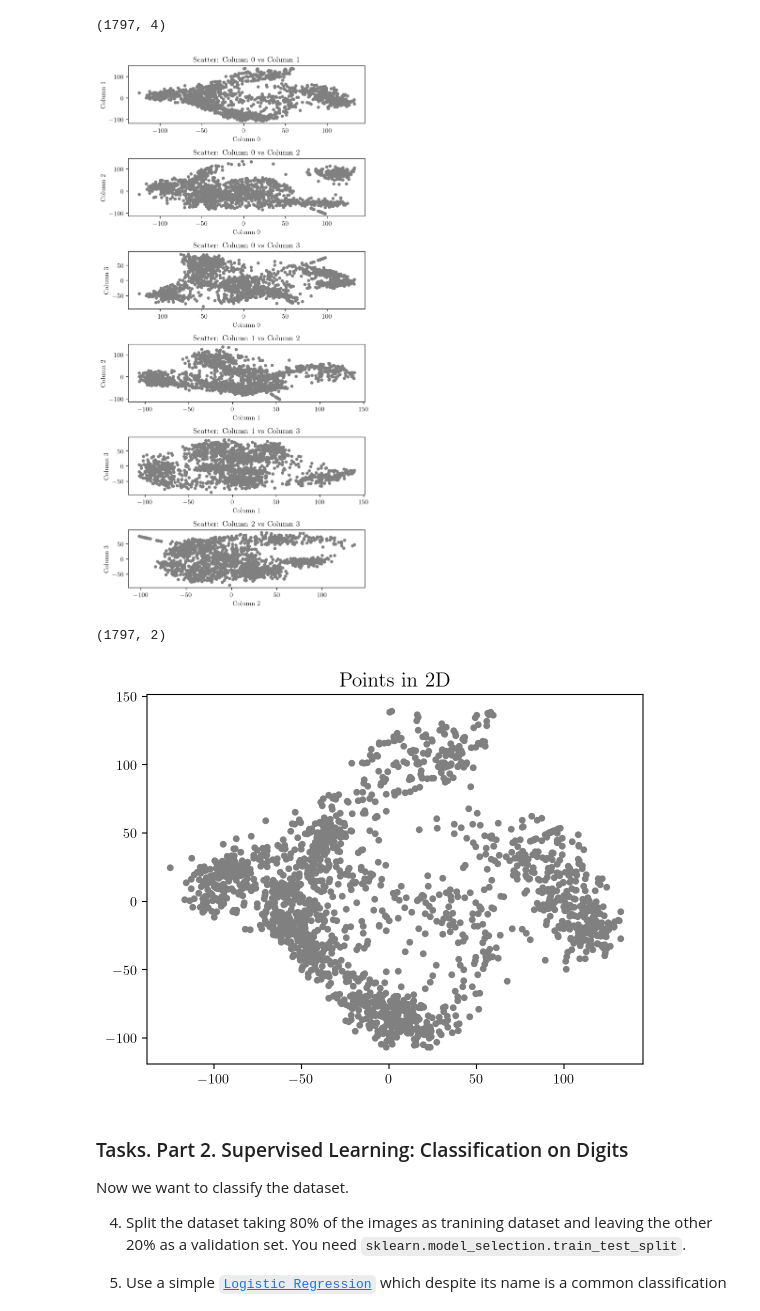
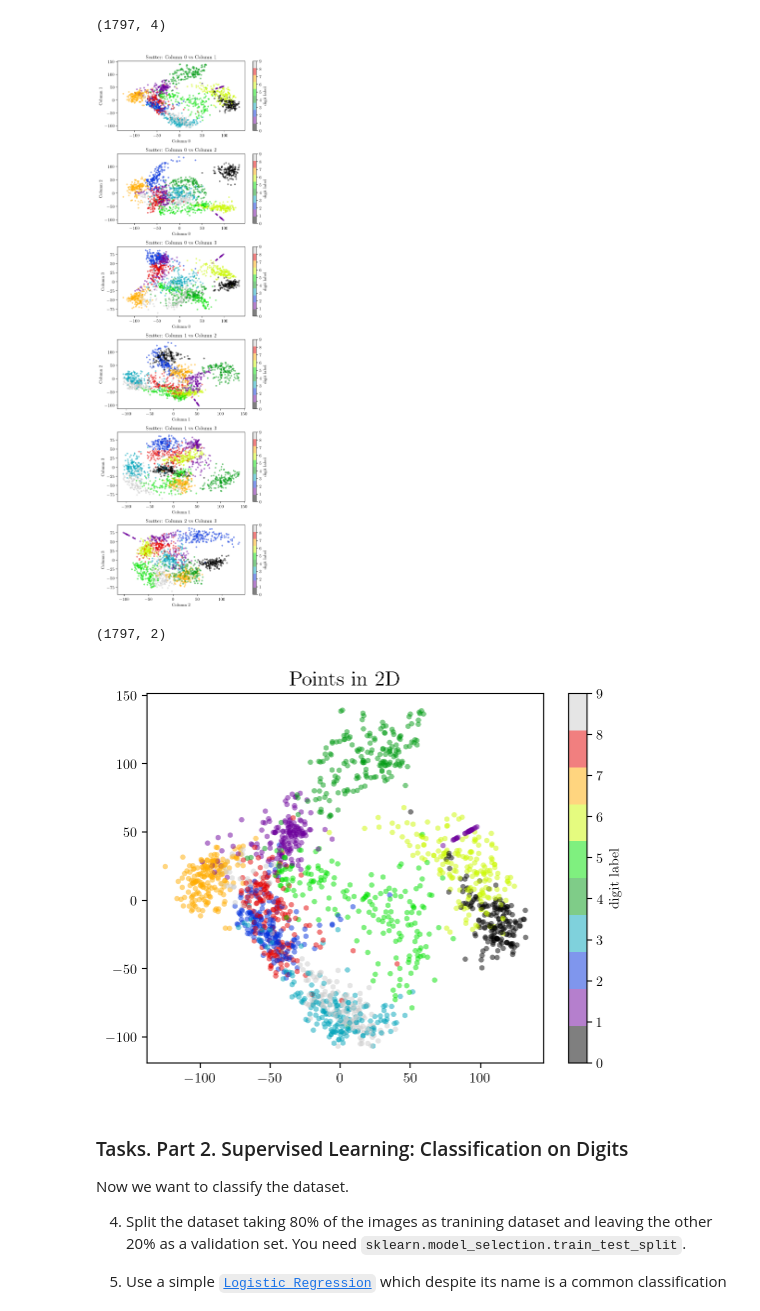
Before and after one commit to ludovicarbone/astrostatistics_bicocca_2024, a Jupyter notebook: working/L13_es.ipynb, the cells around one changed output. Saved outputs shown, nothing was run; the diff lists cells and outputs as text; code cells hidden in the pictures.

```diff
--- a/working/L13_es.ipynb
+++ b/working/L13_es.ipynb
@@ -80,25 +80,39 @@ print(dig_transformed.shape)
 # %% [output]
 (1797, 4)
 # %%
+def discrete_cmap(N, base_cmap=None):
+    """Create an N-bin discrete colormap from the specified input map"""
+    base = plt.colormaps[base_cmap]
+    color_list = base(np.linspace(0, 1, N))
+    cmap_name = base.name + str(N)
+    return base.from_list(cmap_name, color_list, N)
+
 num_cols = dig_transformed.shape[1]  # Numero di colonne in dig_transformed
 
 # Creare tutte le combinazioni possibili tra le colonne
 combinations = list(itertools.combinations(range(num_cols), 2))
 
 # Creare i subplot basati sul numero di combinazioni
-fig, axes = plt.subplots(len(combinations), figsize=(6, len(combinations) * 2))
+fig, axes = plt.subplots(len(combinations), figsize=(6, 3 * len(combinations) ))
 
 # Scatter plot per ogni combinazione
 for i, (x, y) in enumerate(combinations):
-    axes[i].scatter(dig_transformed[:, x], dig_transformed[:, y], color='gray', s=15)
+    sc = axes[i].scatter(dig_transformed[:, x], dig_transformed[:, y], s=15, c=digits.target, edgecolor='none', alpha=0.5, cmap=discrete_cmap(10, 'nipy_spectral'))
     axes[i].set_xlabel(f'Column {x}')
     axes[i].set_ylabel(f'Column {y}')
     axes[i].set_title(f'Scatter: Column {x} vs Column {y}')
 
+    # Aggiungere una barra dei colori per ogni subplot
+    cbar = fig.colorbar(sc, ax=axes[i])
+    cbar.set_label('digit label')
+    cbar.set_ticks(range(10))
+
+
+#plt.colorbar(label='digit label', ticks=range(10))
 plt.tight_layout()
 plt.show()
 # %% [output]
-[figure, old version]
+[figure, new version]
 # %%
 embedding = Isomap(n_neighbors=8, n_components=2) #increased n_neigh after a warning
 dig_transformed = embedding.fit_transform(digits.data)
@@ -106,11 +120,13 @@ print(dig_transformed.shape)
 # %% [output]
 (1797, 2)
 # %%
-plt.scatter(dig_transformed[:, 0], dig_transformed[:, 1], color='gray', s=15)
+plt.scatter(dig_transformed[:, 0], dig_transformed[:, 1], s=15,  c=digits.target, edgecolor='none', alpha=0.5, cmap=discrete_cmap(10,'nipy_spectral'))
+# Add the color bar
+plt.colorbar(label='digit label', ticks=range(10))
 plt.title('Points in 2D',fontsize=15)
 plt.show()
 # %% [output]
-[figure, old version]
+[figure, new version]
 # %% [markdown]
 ### Tasks. Part 2. Supervised Learning: Classification on Digits
 
```
Also changed, not shown: parts of 1 cell of this notebook.
